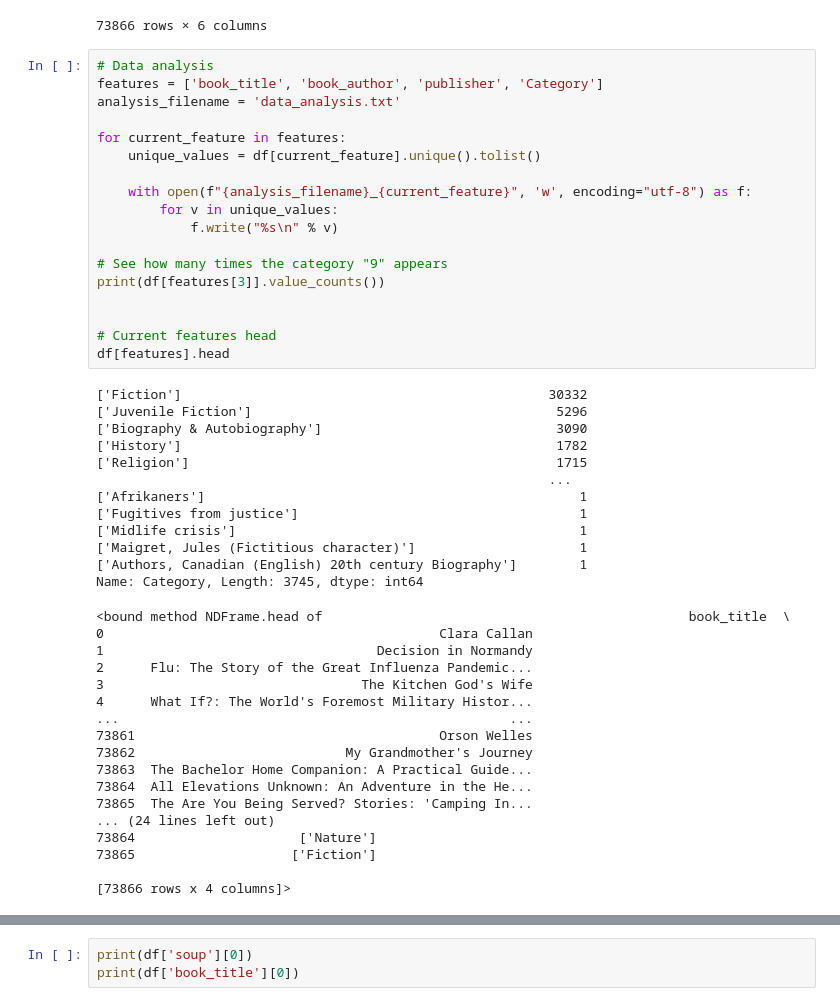
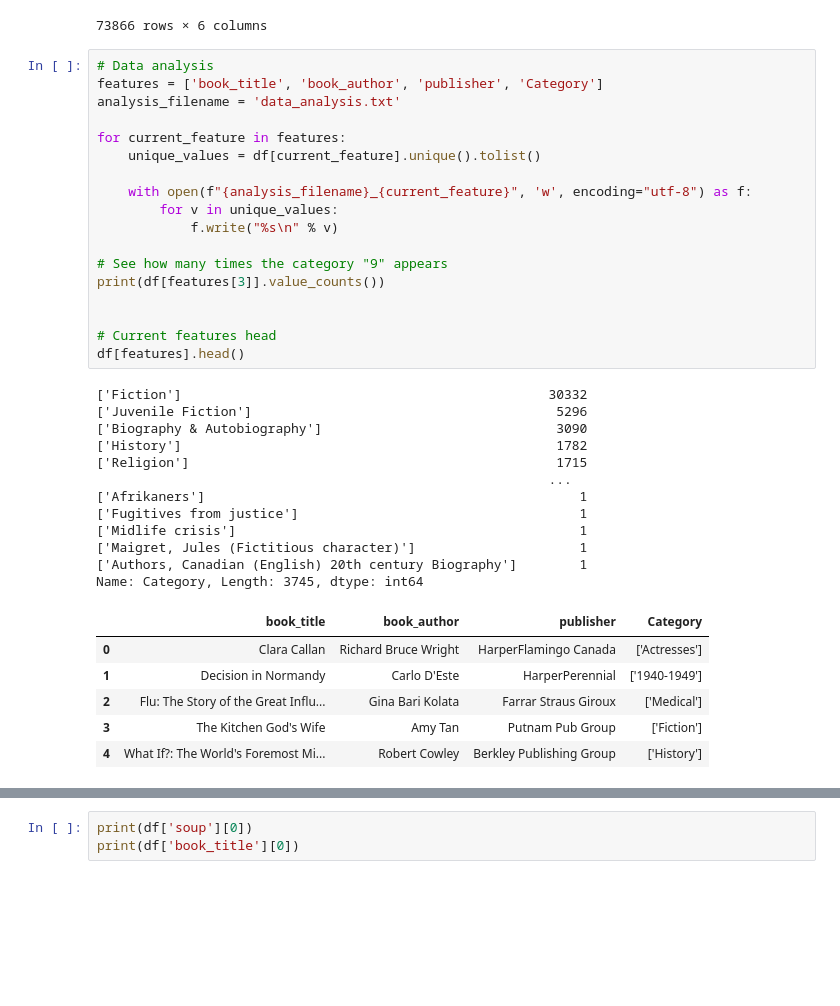
Before and after one commit to marinaepitropaki/BookRecommendationSystem, a Jupyter notebook: BookRecommendationSystem.ipynb, the cells around one changed output, grey strips where cells are left out. Drawn from its saved outputs; the diff is of its cells as text; blank space fills up the shorter version.

```diff
--- a/BookRecommendationSystem.ipynb
+++ b/BookRecommendationSystem.ipynb
@@ -523,51 +560,40 @@ df
 # %%
 # Data analysis
 features = ['book_title', 'book_author', 'publisher', 'Category']
 analysis_filename = 'data_analysis.txt'
 
 for current_feature in features:
     unique_values = df[current_feature].unique().tolist()
 
     with open(f"{analysis_filename}_{current_feature}", 'w', encoding="utf-8") as f:
         for v in unique_values:
             f.write("%s\n" % v)
 
 # See how many times the category "9" appears
 print(df[features[3]].value_counts())
 
 
 # Current features head
-df[features].head
+df[features].head()
 # %% [output]
 ['Fiction']                                               30332
 ['Juvenile Fiction']                                       5296
 ['Biography & Autobiography']                              3090
 ['History']                                                1782
 ['Religion']                                               1715
                                                           ...
 ['Afrikaners']                                                1
 ['Fugitives from justice']                                    1
 ['Midlife crisis']                                            1
 ['Maigret, Jules (Fictitious character)']                     1
 ['Authors, Canadian (English) 20th century Biography']        1
 Name: Category, Length: 3745, dtype: int64
-<bound method NDFrame.head of                                               book_title  \
-0                                           Clara Callan
-1                                   Decision in Normandy
-2      Flu: The Story of the Great Influenza Pandemic...
-3                                 The Kitchen God's Wife
-4      What If?: The World's Foremost Military Histor...
-...                                                  ...
-73861                                       Orson Welles
-73862                           My Grandmother's Journey
-73863  The Bachelor Home Companion: A Practical Guide...
-73864  All Elevations Unknown: An Adventure in the He...
-73865  The Are You Being Served? Stories: 'Camping In...
-... (24 lines left out)
-73864                     ['Nature']
-73865                    ['Fiction']
-
-[73866 rows x 4 columns]>
+|  | book_title | book_author | publisher | Category |
+| 0 | Clara Callan | Richard Bruce Wright | HarperFlamingo Canada | ['Actresses'] |
+| 1 | Decision in Normandy | Carlo D'Este | HarperPerennial | ['1940-1949'] |
+| 2 | Flu: The Story of the Great Influ... | Gina Bari Kolata | Farrar Straus Giroux | ['Medical'] |
+| 3 | The Kitchen God's Wife | Amy Tan | Putnam Pub Group | ['Fiction'] |
+| 4 | What If?: The World's Foremost Mi... | Robert Cowley | Berkley Publishing Group | ['History'] |
 # %%
 # Clean 'category column'
 from ast import literal_eval
```
Also changed, not shown: parts of 25 cells of this notebook.
